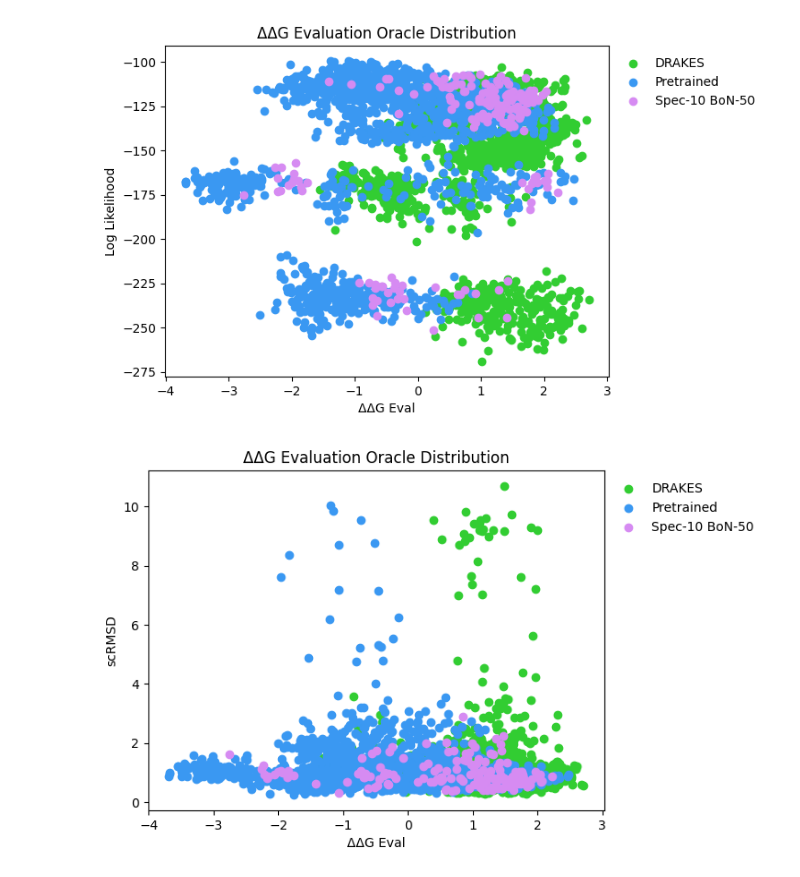
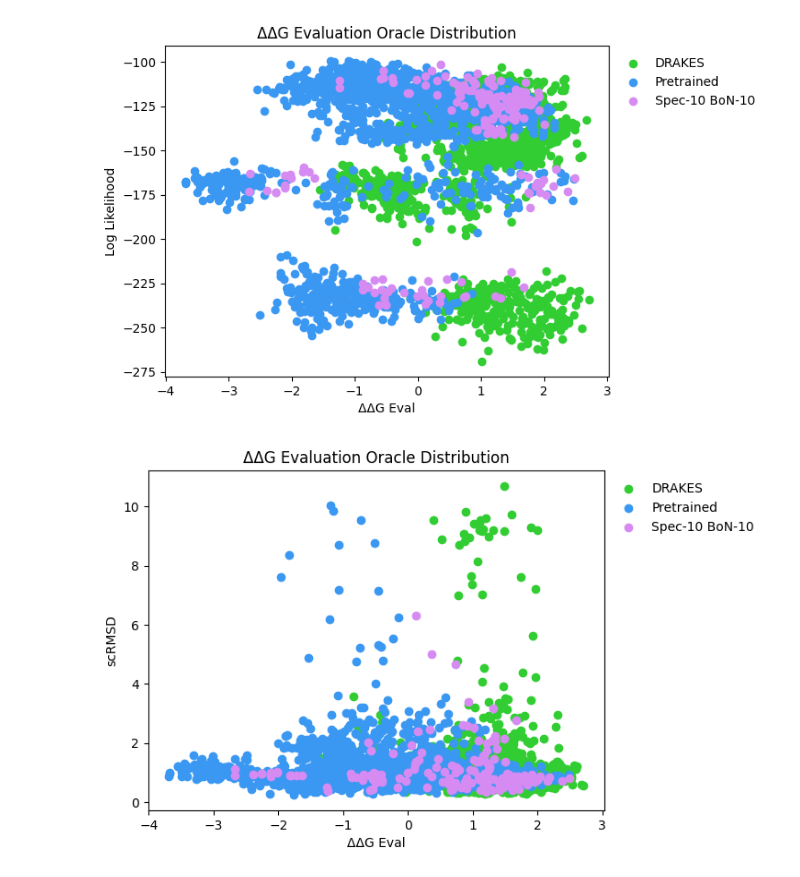
Before and after one commit to shainotshy1/BLISS_Experiments, a Jupyter notebook: DRAKES/analyze_new_spectral.ipynb, the cells around one changed output. Cells and saved outputs as stored; diff of their text form; code cells hidden in the pictures.

```diff
--- a/DRAKES/analyze_new_spectral.ipynb
+++ b/DRAKES/analyze_new_spectral.ipynb
@@ -302,0 +358,6 @@ display_traj(dfs, names, traj_col, ylabel, colors=colors, ylim=ylim, it_space=it
+# %%
+dfs = [spec10_bon10_df, lsq10_bon10_df]
+names = ['Spec-10 BoN-10', 'Linear-10 BoN-10']
+colors = ["#61F4BC", "#3AD2F2"]
+
+traj_r2_comp(dfs, names, colors)
@@ -303,12 +368,12 @@ display_traj(dfs, names, traj_col, ylabel, colors=colors, ylim=ylim, it_space=it
 # %%
-dfs = [spec10_ll_df, lsq10_ll_df, ex10_ll_df]
-names = ['Spec-10', 'Linear-10', 'Exclusion-10']
-colors = ["#61F4DE","#3AD2F2", "#D68BF2"]
+# dfs = [spec10_ll_df, lsq10_ll_df, ex10_ll_df]
+# names = ['Spec-10', 'Linear-10', 'Exclusion-10']
+# colors = ["#61F4DE","#3AD2F2", "#D68BF2"]
 
-traj_col = 'spec_trajectory'
-ylabel = "Average ProtGPT2 Negative Log Likelihood"
-ylim = None
-it_space = None
-title = "Edit Selection Log Likelihood Alignment Trajectories"
+# traj_col = 'spec_trajectory'
+# ylabel = "Average ProtGPT2 Negative Log Likelihood"
+# ylim = None
+# it_space = None
+# title = "Edit Selection Log Likelihood Alignment Trajectories"
 
-display_traj(dfs, names, traj_col, ylabel, colors=colors, ylim=ylim, it_space=it_space, target_protein=target_protein, title=title, show_bon=False, show_err=True)
+# display_traj(dfs, names, traj_col, ylabel, colors=colors, ylim=ylim, it_space=it_space, target_protein=target_protein, title=title, show_bon=False, show_err=True)
@@ -327,8 +392,8 @@ display_traj([spec10_df, lsq10_df], ['Spec-10', 'Linear-10'], traj_col, ylabel,
 # %%
-traj_col = 'r2_trajectory'
-ylabel = "r2"
-ylim = (0, 1)
-it_space = np.arange(1, 6, 1)
-title = "Log Likelihood Spectral Edit Selection R-Squared Values"
+# traj_col = 'r2_trajectory'
+# ylabel = "r2"
+# ylim = (0, 1)
+# it_space = np.arange(1, 6, 1)
+# title = "Log Likelihood Spectral Edit Selection R-Squared Values"
 
-display_traj([spec5_ll_df, spec10_ll_df], ['Spec-5', 'Spec-10'], traj_col, ylabel, colors=colors, ylim=ylim, it_space=it_space, target_protein=target_protein, title=title, show_err=False)
+# display_traj([spec5_ll_df, spec10_ll_df], ['Spec-5', 'Spec-10'], traj_col, ylabel, colors=colors, ylim=ylim, it_space=it_space, target_protein=target_protein, title=title, show_err=False)
@@ -360,23 +423,23 @@ def evaluate_ddg_ll_corr_mult(df_list, labels, protein, title='', selected_sampl
     plt.legend(loc='upper left', bbox_to_anchor=(1, 1), fontsize=10, frameon=False)
     plt.show()
 # %%
-df_list = [drakes_df, pretrained_df, spec10_bon50_df]
-labels = ["DRAKES", "Pretrained", "Spec-10 BoN-50"]
-colors = ["limegreen", "#3A98F2", "#D68BF2", "red"]
+df_list = [drakes_df, pretrained_df, spec10_bon10_df]
+labels = ["DRAKES", "Pretrained", "Spec-10 BoN-10"]
+colors = ["limegreen", "#3A98F2", "#D68BF2"]
 protein = target_protein
 title = f'{protein} ΔΔG Evaluation Oracle Distribution' if protein is not None else "ΔΔG Evaluation Oracle Distribution"
 evaluate_ddg_ll_corr_mult(df_list, labels, protein, title=title, selected_samples=None, colors=colors, ddg_label='ddg_eval')
 # %% [output]
-[figure, old version]
+[figure, new version]
 # %%
-df_list = [drakes_df, pretrained_df, spec10_bon50_df]
-labels = ["DRAKES", "Pretrained", "Spec-10 BoN-50"]
-colors = ["limegreen", "#3A98F2", "#D68BF2", "red"]
+df_list = [drakes_df, pretrained_df, spec10_bon10_df]
+labels = ["DRAKES", "Pretrained", "Spec-10 BoN-10"]
+colors = ["limegreen", "#3A98F2", "#D68BF2"]
 protein = target_protein
 title = f'{protein} ΔΔG Evaluation Oracle Distribution' if protein is not None else "ΔΔG Evaluation Oracle Distribution"
 evaluate_ddg_ll_corr_mult(df_list, labels, protein, title=title, selected_samples=None, colors=colors, ddg_label='ddg_eval', ylabel='scrmsd', yname='scRMSD')
 # %% [output]
-[figure, old version]
+[figure, new version]
 # %%
 title = f'{protein} ΔΔG Alignment Oracle Distribution' if protein is not None else "ΔΔG Alignment Oracle Distribution"
 evaluate_ddg_ll_corr_mult(df_list, labels, protein, title=title, selected_samples=None, colors=colors, ddg_label='ddg')
```
Also changed, not shown: parts of 39 cells of this notebook.
